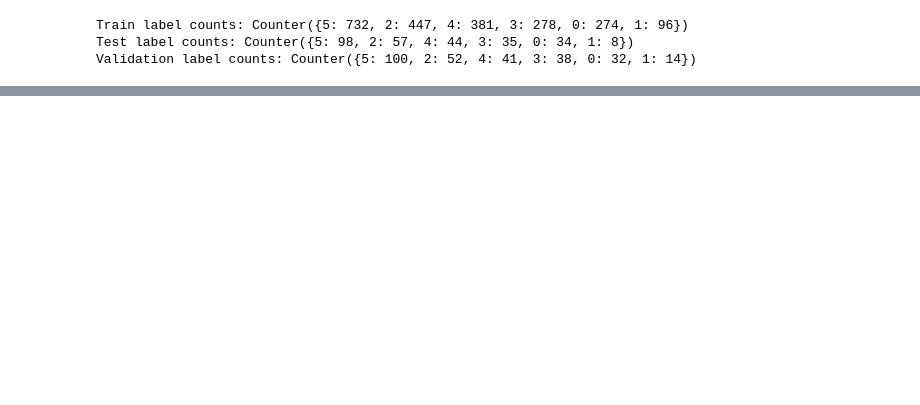
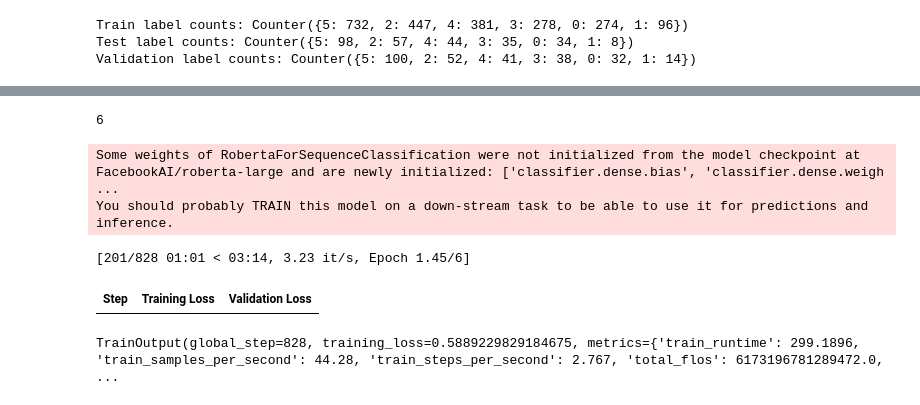
Before and after one commit to kamelnebhi/llm_fine_tuning, a Jupyter notebook: slm/writing_task_class_ai_acc/roberta_trainer.ipynb, the cells around one changed output, grey strips where cells are left out. Drawn from its saved outputs; the diff is of its cells as text; code cells hidden in the pictures; blank space fills up the shorter version.

```diff
--- a/slm/writing_task_class_ai_acc/roberta_trainer.ipynb
+++ b/slm/writing_task_class_ai_acc/roberta_trainer.ipynb
@@ -139,0 +255,46 @@ save_split_to_jsonl(ds['validation'], 'data/validation.jsonl')
+# %%
+unique_labels = set(dataset['train']['label'])
+num_labels = len(unique_labels)
+num_labels
+# %% [output]
+6
+# %%
+from transformers import RobertaForSequenceClassification, TrainingArguments, Trainer
+model = RobertaForSequenceClassification.from_pretrained("FacebookAI/roberta-large", num_labels=num_labels)
+# %% [output]
+Some weights of RobertaForSequenceClassification were not initialized from the model checkpoint at FacebookAI/roberta-large and are newly initialized: ['classifier.dense.bias', 'classifier.dense.weigh ...
+You should probably TRAIN this model on a down-stream task to be able to use it for predictions and inference.
+# %%
+args = TrainingArguments(
+    output_dir="../../../model_saved/roberta-large-ft-efcamdat-augmented",
+    eval_strategy="steps",  # Évaluation aux mêmes intervalles que la sauvegarde
+    save_strategy="steps",  # Sauvegarde tous les 500 steps
+    save_steps=200,
+    eval_steps=200,  # ⚠ IMPORTANT : Évaluation aux mêmes steps
+    save_total_limit=4,  # Ne garde que 4 checkpoints max
+    learning_rate=2e-5,
+    warmup_ratio=0.1,
+    lr_scheduler_type="linear",
+    per_device_train_batch_size=16,
+    per_device_eval_batch_size=16,
+    num_train_epochs=6,
+    weight_decay=0.01,
+    load_best_model_at_end=True,
+    metric_for_best_model="f1",
+    logging_steps=100,
+    fp16=True,
+)
+# %%
+trainer = Trainer(
+    model=model,
+    args=args,
+    train_dataset=tokenized_train,
+    eval_dataset=tokenized_test,
+    compute_metrics=compute_metrics,
+)
+# %%
+trainer.train()
+# %% [output]
+[201/828 01:01 < 03:14, 3.23 it/s, Epoch 1.45/6]
+| Step | Training Loss | Validation Loss |
+TrainOutput(global_step=828, training_loss=0.5889229829184675, metrics={'train_runtime': 299.1896, 'train_samples_per_second': 44.28, 'train_steps_per_second': 2.767, 'total_flos': 6173196781289472.0, ...
```
Also changed, not shown: parts of 26 cells of this notebook, 5 other files.
